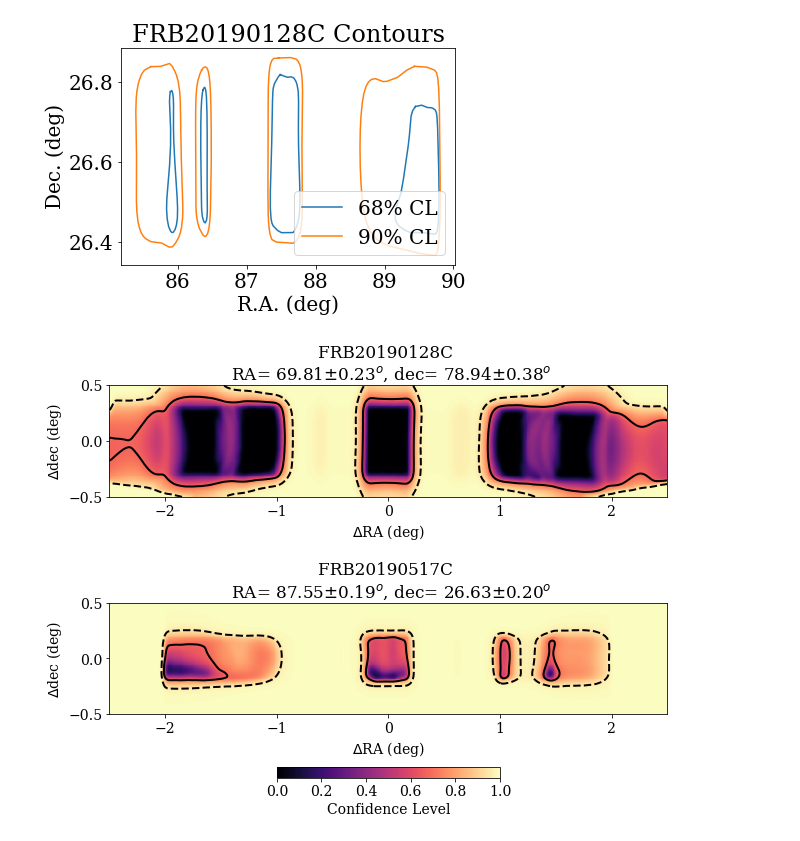
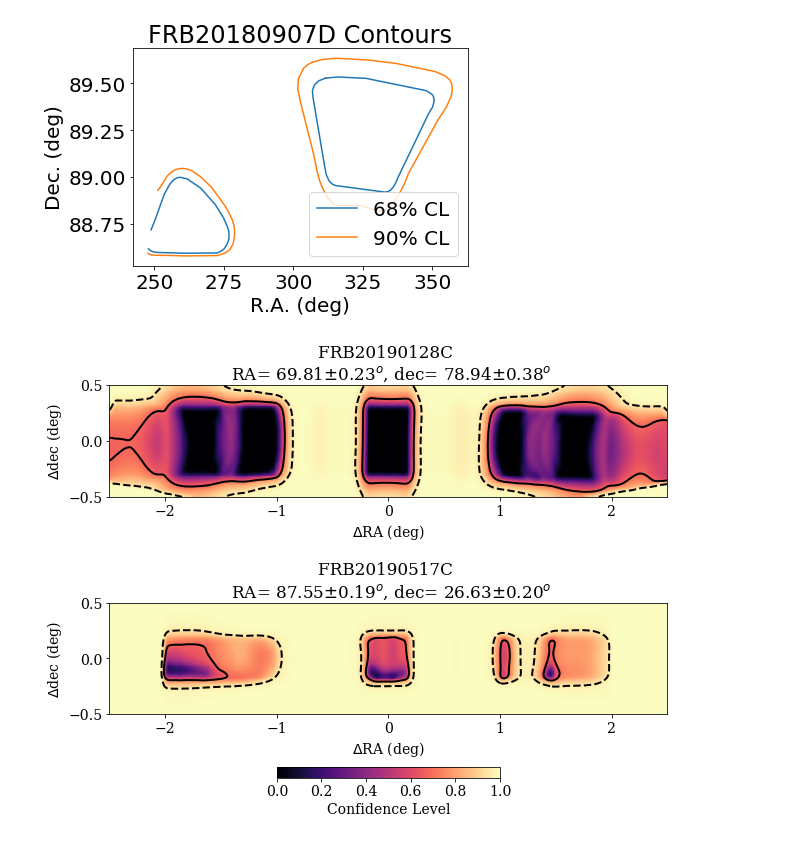
Before and after one commit to jessiethw/FRB, a Jupyter notebook: localizations.ipynb, the cells around one changed output. Drawn from its saved outputs; the diff is of its cells as text; code cells hidden in the pictures.

```diff
--- a/localizations.ipynb
+++ b/localizations.ipynb
@@ -5,9 +5,10 @@ import matplotlib.pyplot as plt
 import matplotlib as mpl
 import h5py as h5
 import healpy as hp
+import os
 
-mpl.style.use('/home/apizzuto/Nova/scripts/novae_plots_nb.mplstyle')
-#mpl.rcParams['font.size'] = 20
+#mpl.style.use('/home/apizzuto/Nova/scripts/novae_plots_nb.mplstyle')
+mpl.rcParams['font.size'] = 20
 # %%
 #making 2 sample localization plots with files from chime cat 1
 f1 = h5.File('catalog/FRB20190128C_localization.h5','r')
@@ -68,0 +69,3 @@ describe(f1['/'])
+# %%
+dat_loc='/data/user/jthwaites/chime_localization_data/'
+dat_files=os.listdir(dat_loc)
@@ -69,22 +120,26 @@ describe(f1['/'])
 # %%
-i=0
-for name, contour in f2['/contours/68/'].items():
-    contour=contour[:]
-    if i==0: plt.plot(contour[0],contour[1],color='C0', label='68% CL')
-    else: plt.plot(contour[0],contour[1],color='C0')
-    i+=1
-for name, contour in f2['/contours/90/'].items():
-    contour=contour[:]
-    if i==4: plt.plot(contour[0],contour[1],color='C1', label='90% CL')
-    else: plt.plot(contour[0],contour[1],color='C1')
-    i+=1
-plt.xlabel('R.A. (deg)')
-plt.ylabel('Dec. (deg)')
-plt.legend(loc=4)
-plt.title('%s Contours'%f1['/'].attrs['tns_name'])
-plt.show()
+f1 = h5.File(dat_loc+'FRB20180907D_localization.h5','r')
+def show_contours(f):
+    i=0
+    for name, contour in f['/contours/68/'].items():
+        contour=contour[:]
+        if i==0: plt.plot(contour[0],contour[1],color='C0', label='68% CL')
+        else: plt.plot(contour[0],contour[1],color='C0')
+        i+=1
+    i=0
+    for name, contour in f['/contours/90/'].items():
+        contour=contour[:]
+        if i==0: plt.plot(contour[0],contour[1],color='C1', label='90% CL')
+        else: plt.plot(contour[0],contour[1],color='C1')
+        i+=1
+    plt.xlabel('R.A. (deg)')
+    plt.ylabel('Dec. (deg)')
+    plt.legend(loc=4)
+    plt.title('%s Contours'%f['/'].attrs['tns_name'])
+    plt.show()
+show_contours(f1)
 # %% [output]
-[figure, old version]
+[figure, new version]
 # %%
 plt.rc('font', family='serif', size=14)
 fig, ax = plt.subplots(2, 1, figsize=(10,8.5))
```
Also changed, not shown: parts of 8 cells of this notebook.
